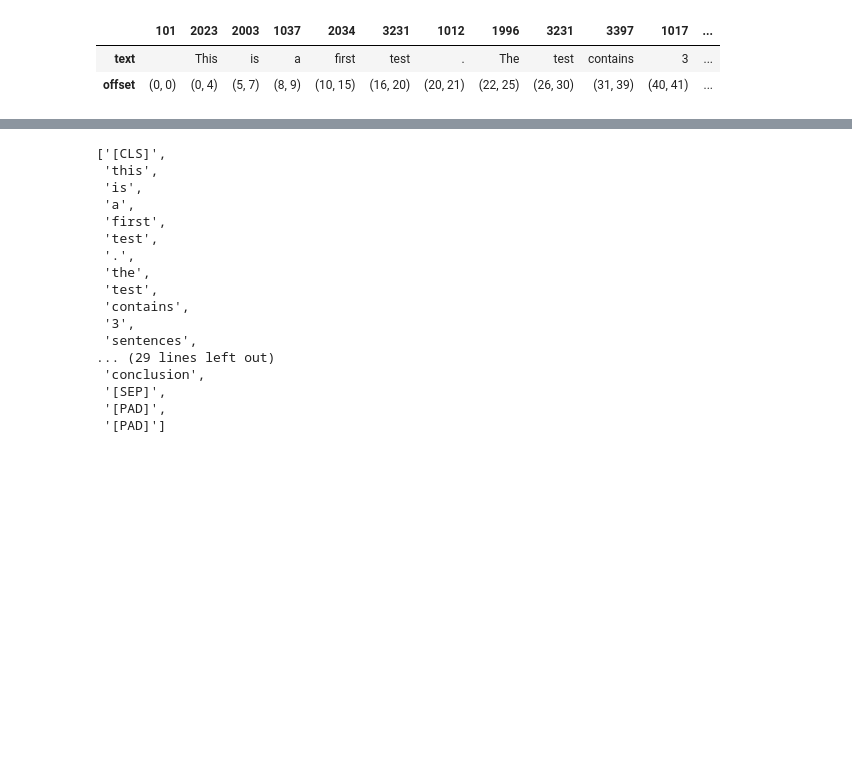
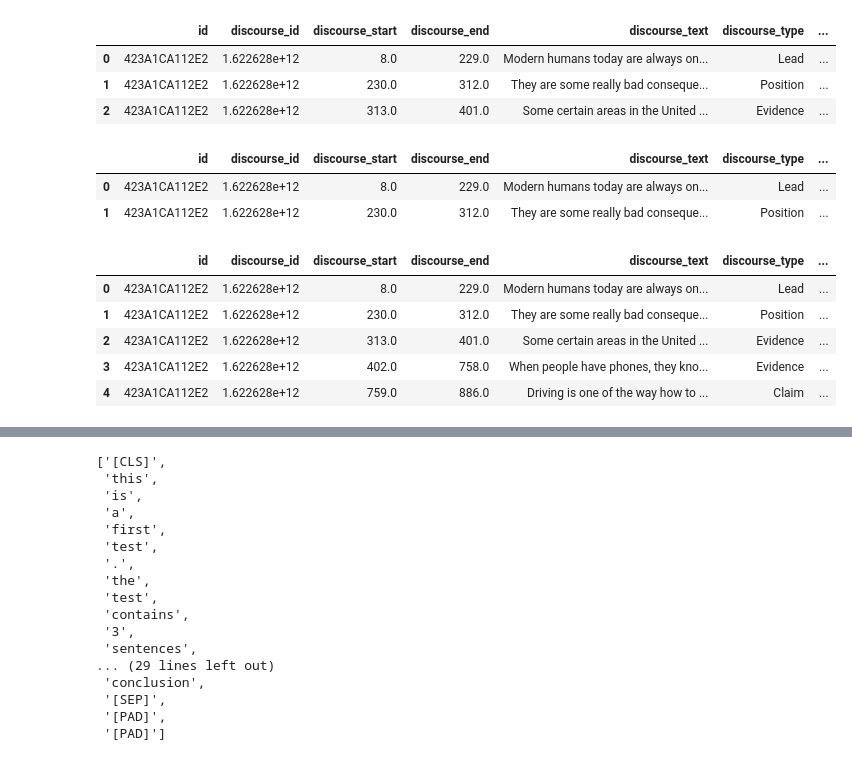
Before and after one commit to arthurcol/feedback_prize, a Jupyter notebook: notebooks/training_mapping_labels.ipynb, the cells around one changed output, grey strips where cells are left out. Saved outputs shown, nothing was run; the diff lists cells and outputs as text; code cells hidden in the pictures; blank space fills up the shorter version.

Commit message:
notebook for tokenizing and mapping label

```diff
--- a/notebooks/training_mapping_labels.ipynb
+++ b/notebooks/training_mapping_labels.ipynb
@@ -6,20 +11,6 @@ import pandas as pd
 from transformers import AutoTokenizer
 tokenizer = AutoTokenizer.from_pretrained("distilbert-base-uncased")
 # %%
-## Creating dummy data
-
-text_1 = "This is a first test. The test contains 3 sentences. This is the last sentence. We have a second claim here, verycompliexword so strange. And we finally have our wonderful conclusion"
-labels_1 = ["Claim","Evidence","Claim",'Claim','Conclusion']
-X = pd.DataFrame([text_1.split('.',),labels_1],index=['text','label']).T
-
-X['discourse_len'] = X['text'].apply(lambda text :len(text.split()))
-
-X['predictionstring_start'] = X.discourse_len.cumsum().shift(+1).fillna(0).astype(int)
-X['predictionstring_end'] = X.discourse_len.cumsum()-1
-
-f = np.vectorize(lambda a,b : ' '.join(list(map(str,range(a,b+1)))),otypes=[str])
-X['predictionstring'] = f(X['predictionstring_start'],X['predictionstring_end'])
-
-X.drop(['discourse_len','predictionstring_start','predictionstring_end'],axis=1,inplace=True)
-
-X
+## Using a subset of our dataset
+X = pd.read_csv('../raw_data/train.csv',nrows=None)
+X['discourse_type']=X['discourse_type'].str.replace('Concluding Statement','Concluding_Statement')
@@ -33,11 +17,46 @@ X
-# %%
-## Creating tokens and visualize
-tokens = tokenizer(text_1,return_attention_mask=True,return_offsets_mapping=True,return_token_type_ids=False,
-                  padding = 'max_length',max_length=45,truncation=True)
-
-
-pd.DataFrame({'text':[text_1[pos[0]:pos[1]] for pos in tokens['offset_mapping']],'offset':tokens['offset_mapping']},index=pd.Index(tokens['input_ids'])).T
-# %% [output]
-|  | 101 | 2023 | 2003 | 1037 | 2034 | 3231 | 1012 | 1996 | 3231 | 3397 | 1017 | ... |
-| text |  | This | is | a | first | test | . | The | test | contains | 3 | ... |
-| offset | (0, 0) | (0, 4) | (5, 7) | (8, 9) | (10, 15) | (16, 20) | (20, 21) | (22, 25) | (26, 30) | (31, 39) | (40, 41) | ... |
+# %%
+ID_TO_TEST='DBF7EB6A9E02'
+#X = X.loc[X.id==ID_TO_TEST]
+X.head(3)
+# %% [output]
+|  | id | discourse_id | discourse_start | discourse_end | discourse_text | discourse_type | ... |
+| 0 | 423A1CA112E2 | 1.622628e+12 | 8.0 | 229.0 | Modern humans today are always on... | Lead | ... |
+| 1 | 423A1CA112E2 | 1.622628e+12 | 230.0 | 312.0 | They are some really bad conseque... | Position | ... |
+| 2 | 423A1CA112E2 | 1.622628e+12 | 313.0 | 401.0 | Some certain areas in the United ... | Evidence | ... |
+# %%
+## Creating features for labeling needs :
+
+    #Flag if the discourse is the same as the previous one
+X['previous_discourse_flag']=np.where(X['discourse_type'].shift(1)==X['discourse_type'],1,0)
+
+    #Get length of predictionstring
+X['predictionstring_len'] = X['predictionstring'].apply(lambda txt:len(txt.split()))
+# %%
+X.head(2)
+# %% [output]
+|  | id | discourse_id | discourse_start | discourse_end | discourse_text | discourse_type | ... |
+| 0 | 423A1CA112E2 | 1.622628e+12 | 8.0 | 229.0 | Modern humans today are always on... | Lead | ... |
+| 1 | 423A1CA112E2 | 1.622628e+12 | 230.0 | 312.0 | They are some really bad conseque... | Position | ... |
+# %%
+## Def a function for labelling discourses per word
+
+def labelizer(label,len_,flag):
+
+    if flag==0:
+        label_first = f'B-{label} '
+    else:
+        label_first = f'I-{label} '
+
+    return (label_first + f'I-{label} '*(len_-1)).strip()
+# %%
+# vectorize labelizer and apply to our df
+f = np.vectorize(labelizer)
+X['label']=f(X['discourse_type'],X['predictionstring_len'],X['previous_discourse_flag'])
+X.head()
+# %% [output]
+|  | id | discourse_id | discourse_start | discourse_end | discourse_text | discourse_type | ... |
+| 0 | 423A1CA112E2 | 1.622628e+12 | 8.0 | 229.0 | Modern humans today are always on... | Lead | ... |
+| 1 | 423A1CA112E2 | 1.622628e+12 | 230.0 | 312.0 | They are some really bad conseque... | Position | ... |
+| 2 | 423A1CA112E2 | 1.622628e+12 | 313.0 | 401.0 | Some certain areas in the United ... | Evidence | ... |
+| 3 | 423A1CA112E2 | 1.622628e+12 | 402.0 | 758.0 | When people have phones, they kno... | Evidence | ... |
+| 4 | 423A1CA112E2 | 1.622628e+12 | 759.0 | 886.0 | Driving is one of the way how to ... | Claim | ... |
```
Also changed, not shown: parts of 18 cells of this notebook.
